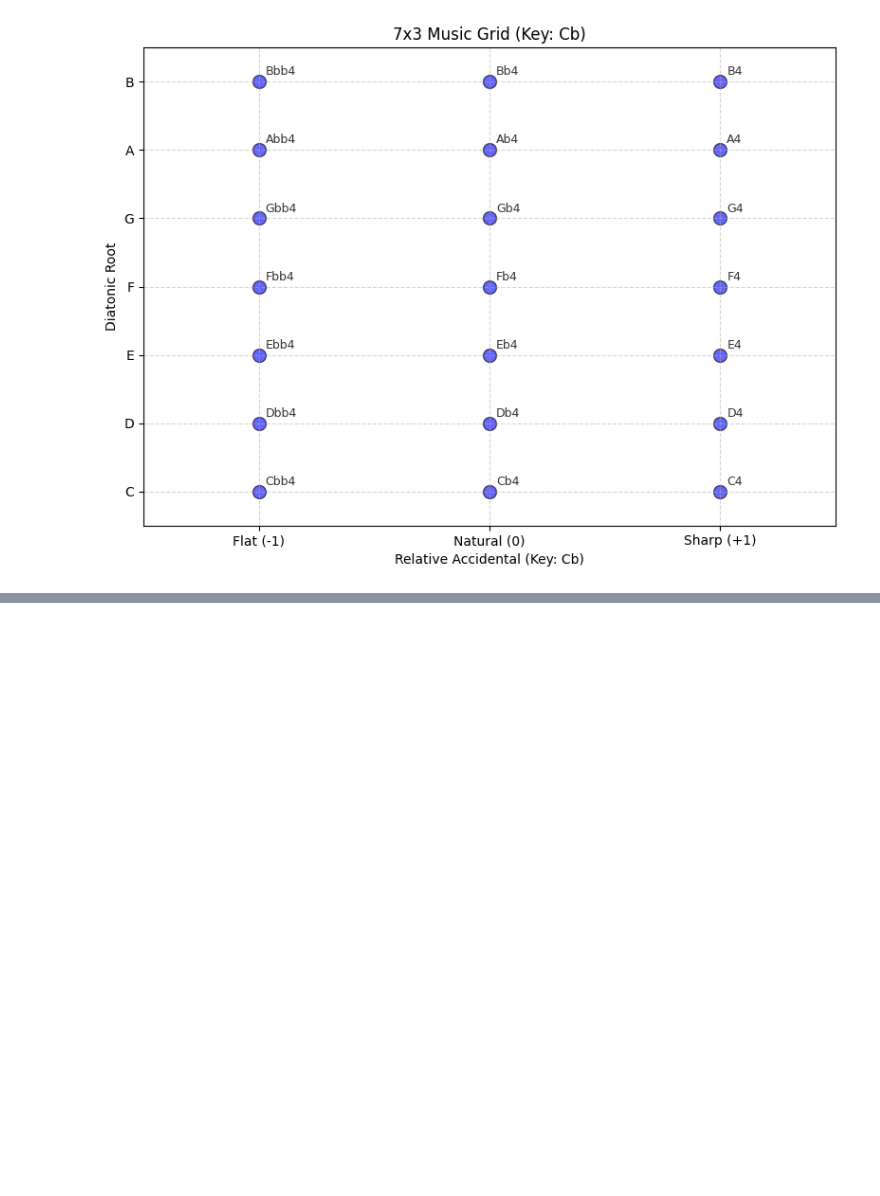
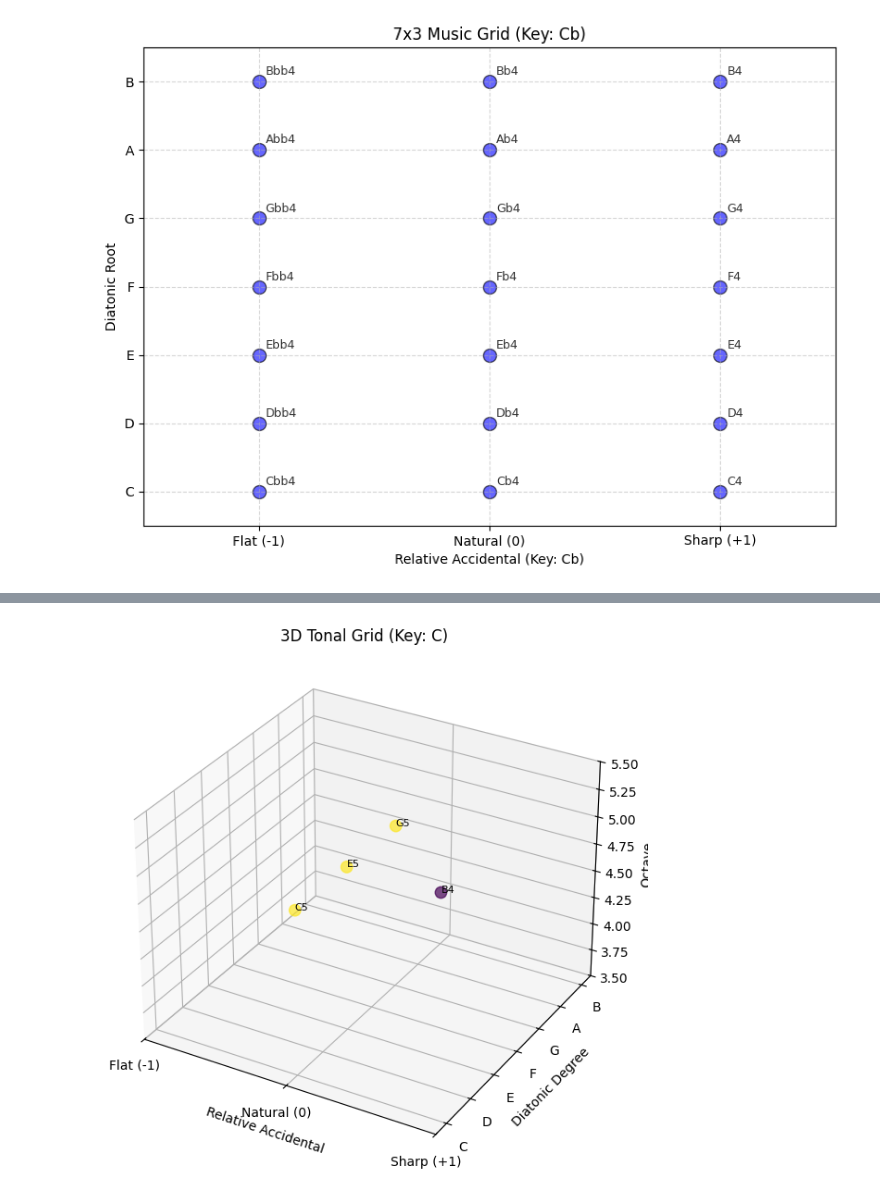
Before and after one commit to TuWebO/notes21, a Jupyter notebook: notebooks/test_notes21.ipynb, the cells around one changed output, grey strips where cells are left out. Saved outputs shown, nothing was run; the diff lists cells and outputs as text; code cells hidden in the pictures; blank space fills up the shorter version.

```diff
--- a/notebooks/test_notes21.ipynb
+++ b/notebooks/test_notes21.ipynb
@@ -130,0 +179,12 @@ NameError: name 'KEY_SHIFTS' is not defined
+# %%
+# Example 3 — Add the “Leading Tone Tension”
+notes = [
+    Note("B", 4),
+    Note("C", 5),
+    Note("E", 5),
+    Note("G", 5),
+]
+
+chart = plot_note_grid_3d(notes, key="C", octave_range=(4, 5))
+# %% [output]
+[figure, added]
```
Also changed, not shown: parts of 14 cells of this notebook, 1 other file.
